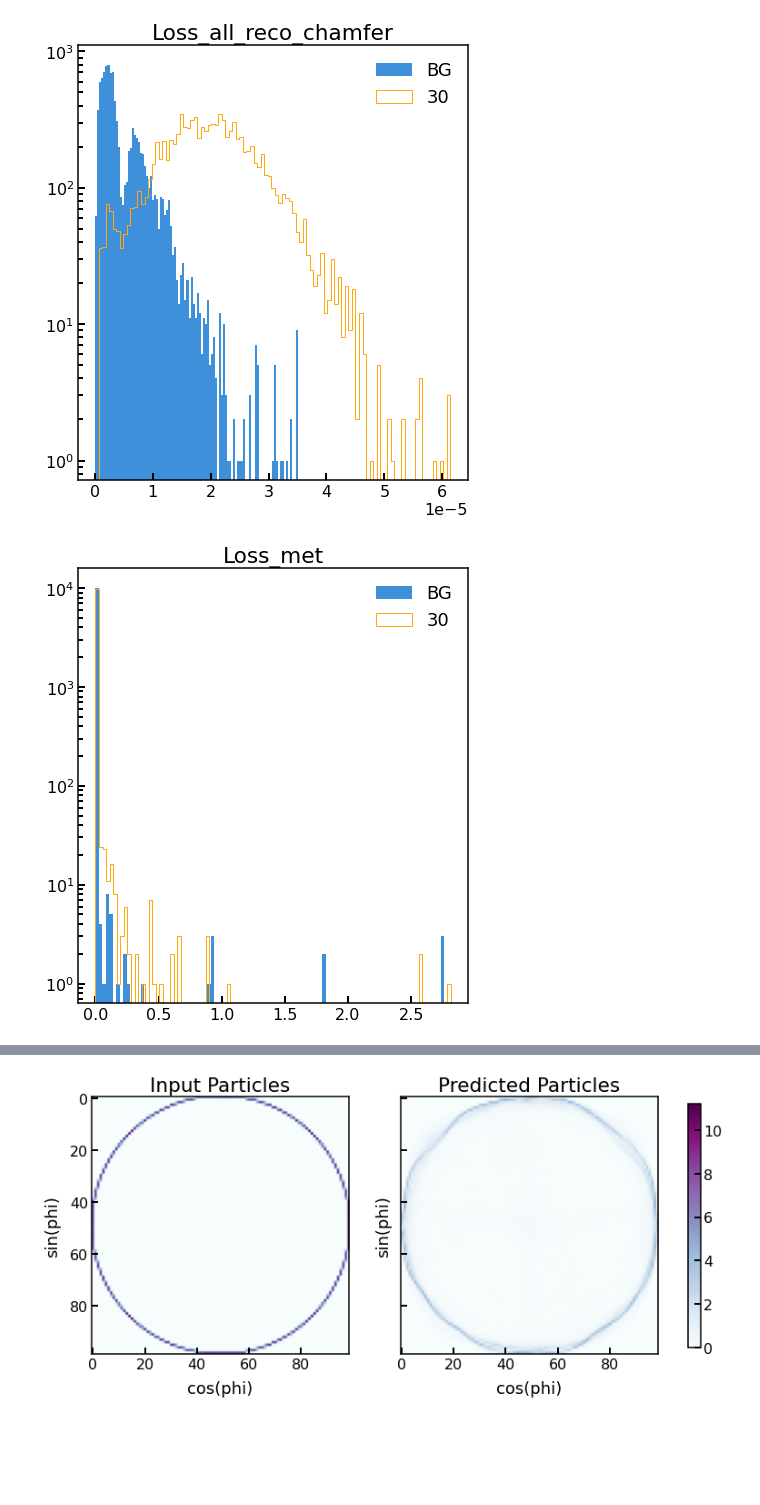
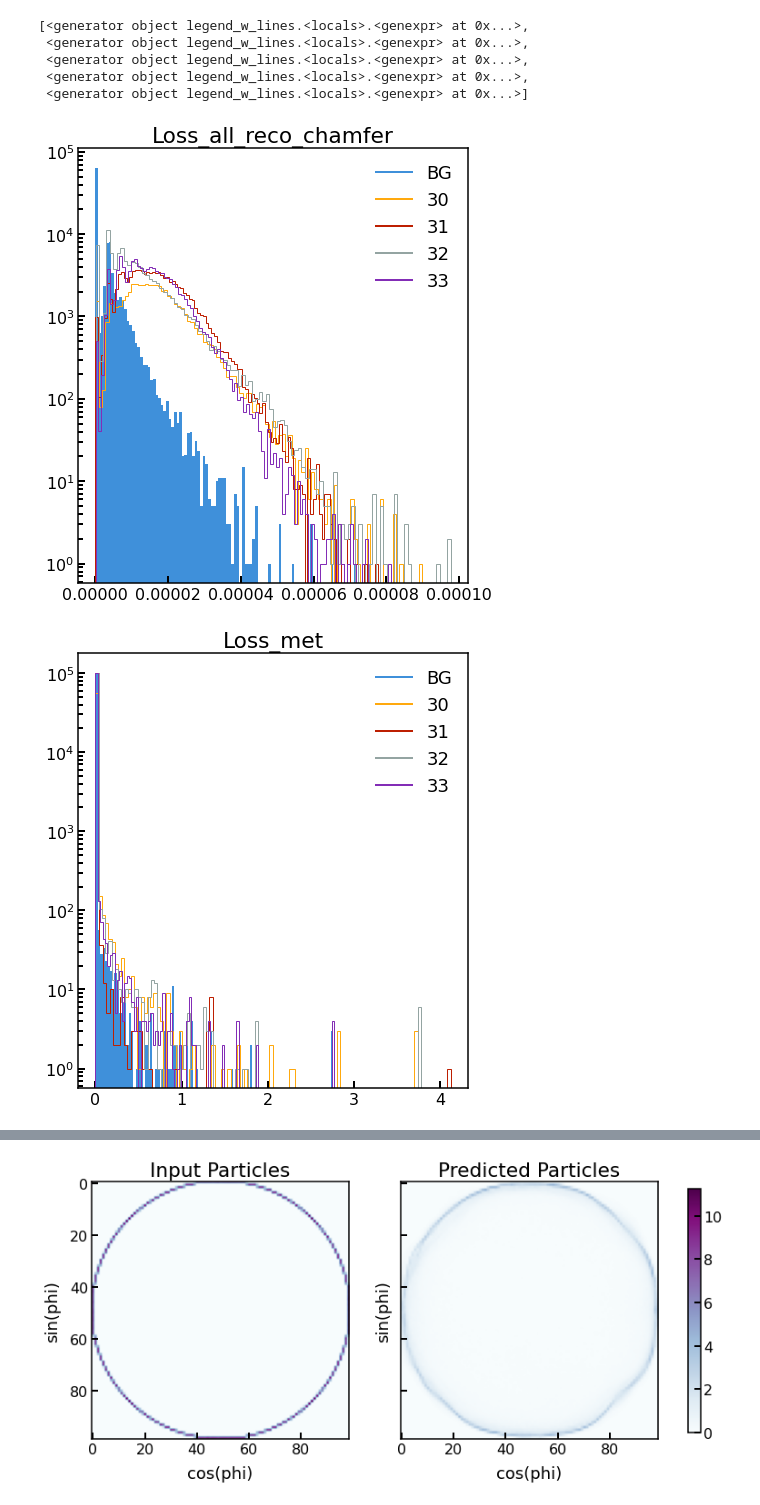
Before and after one commit to chernyavskaya/AnomalyClustering, a Jupyter notebook: notebooks/graph_AE_plotting.ipynb, the cells around one changed output, grey strips where cells are left out. Drawn from its saved outputs; the diff is of its cells as text; code cells hidden in the pictures; blank space fills up the shorter version.

Commit message:
updating data processing

```diff
--- a/notebooks/graph_AE_plotting.ipynb
+++ b/notebooks/graph_AE_plotting.ipynb
@@ -51,11 +49,9 @@ sys.path.append(os.path.abspath(os.path.join('../')))
 
 device = torch.device('cuda:0' if torch.cuda.is_available() else 'cpu')
 # %%
-batch_size = 256
-
-DATA_PATH='/eos/user/n/nchernya/MLHEP/AnomalyDetection/autoencoder_for_anomaly/graph_AD_event_based/run_7/evaluated/'
-BG_NAME = 'background_evaluated_model71.h5'
-SIG_NAME = 'signals_evaluated_model71.h5'
+DATA_PATH='/eos/user/n/nchernya/MLHEP/AnomalyDetection/autoencoder_for_anomaly/graph_AD_event_based/run_10/evaluated/'
+BG_NAME = 'background_evaluated_model21.h5'
+SIG_NAME = 'signals_evaluated_model21.h5'
 bg_file = h5py.File(DATA_PATH+BG_NAME)
 sig_file = h5py.File(DATA_PATH+SIG_NAME)
 # %%
@@ -66,16 +62,40 @@ for k in list(bg_file.keys()):
     for f,d in zip([bg_file,sig_file],[bg_dict,sig_dict]):
         d[k] = np.array(f[k])
     if 'Loss' in k: loss_names.append(k)
+# %%
+new_handles
+# %% [output]
+[<generator object legend_w_lines.<locals>.<genexpr> at 0x...>,
+ <generator object legend_w_lines.<locals>.<genexpr> at 0x...>,
+ <generator object legend_w_lines.<locals>.<genexpr> at 0x...>,
+ <generator object legend_w_lines.<locals>.<genexpr> at 0x...>,
+ <generator object legend_w_lines.<locals>.<genexpr> at 0x...>]
 # %%
+from matplotlib.lines import Line2D
+import matplotlib
+
+def legend_w_lines(ax):
+    handles, labels = ax.get_legend_handles_labels()
+    new_handles = []
+    for h in handles:
+        if type(h)==matplotlib.patches.Rectangle:
+            c = h.get_facecolor()
+        else :
+            c = h.get_edgecolor()
+        new_handles.append(Line2D([], [], c=c))
+    ax.legend(handles=new_handles, labels=labels)
+
 plt_evt = int(1e5)
 for loss in loss_names:
-    plt.figure()
-    _ = plt.hist(bg_dict[loss][:plt_evt],bins=100,label='BG')
+    fig = plt.figure()
+    ax = fig.add_subplot(111)
+    _ = ax.hist(bg_dict[loss][:plt_evt],bins=100,label='BG')
     for sig in np.unique(sig_dict['ProcessID'][:,0]):
         _ = plt.hist(sig_dict[loss][sig_dict['ProcessID'][:,0]==sig][:plt_evt],bins=100,histtype='step',label=sig)
     plt.title(loss)
-    plt.legend()
+    legend_w_lines(ax)
+
     plt.semilogy()
 # %% [output]
-[figure, old version]
+[figure, new version]
-[figure, old version]
+[figure, new version]
```
Also changed, not shown: parts of 5 cells of this notebook, 4 other files.
